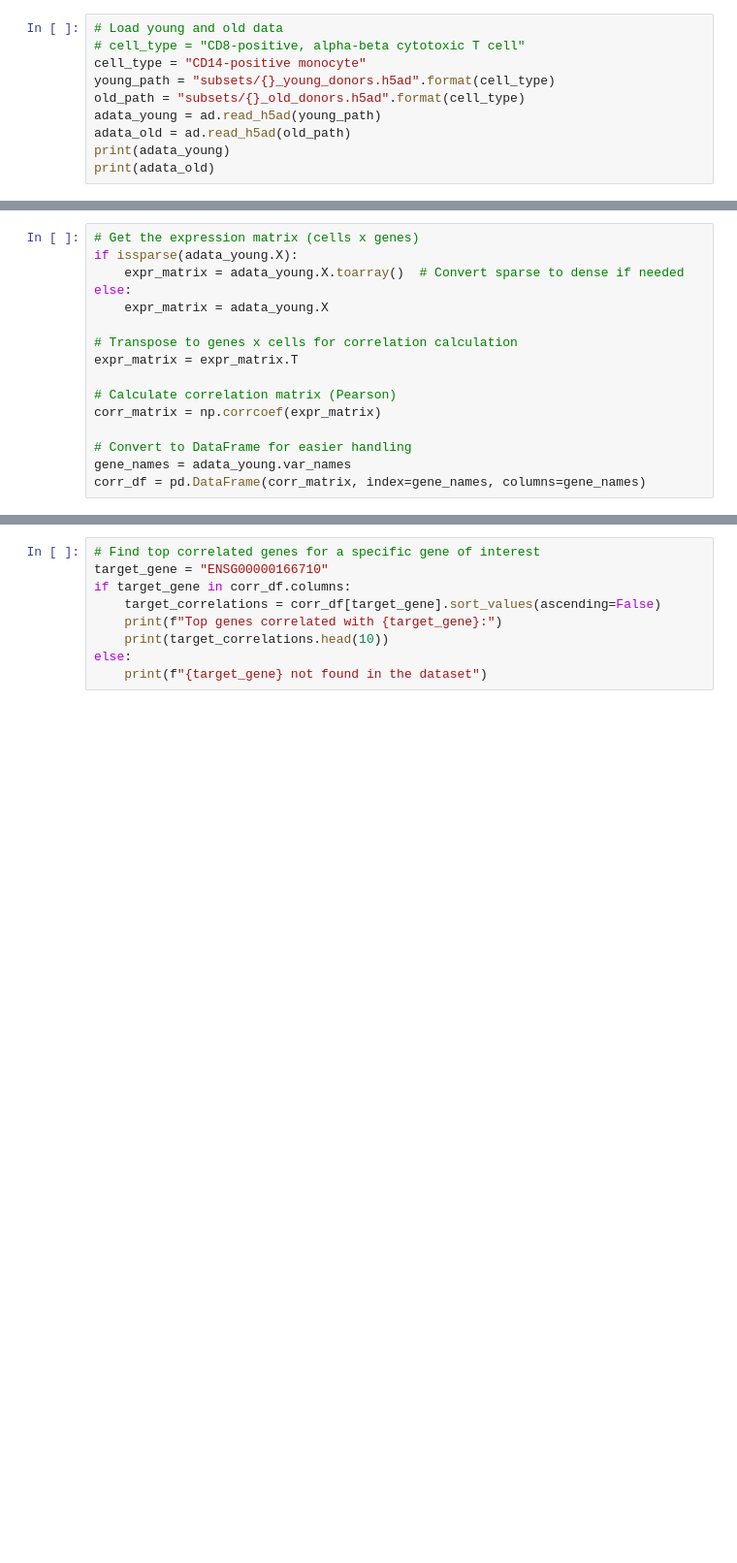
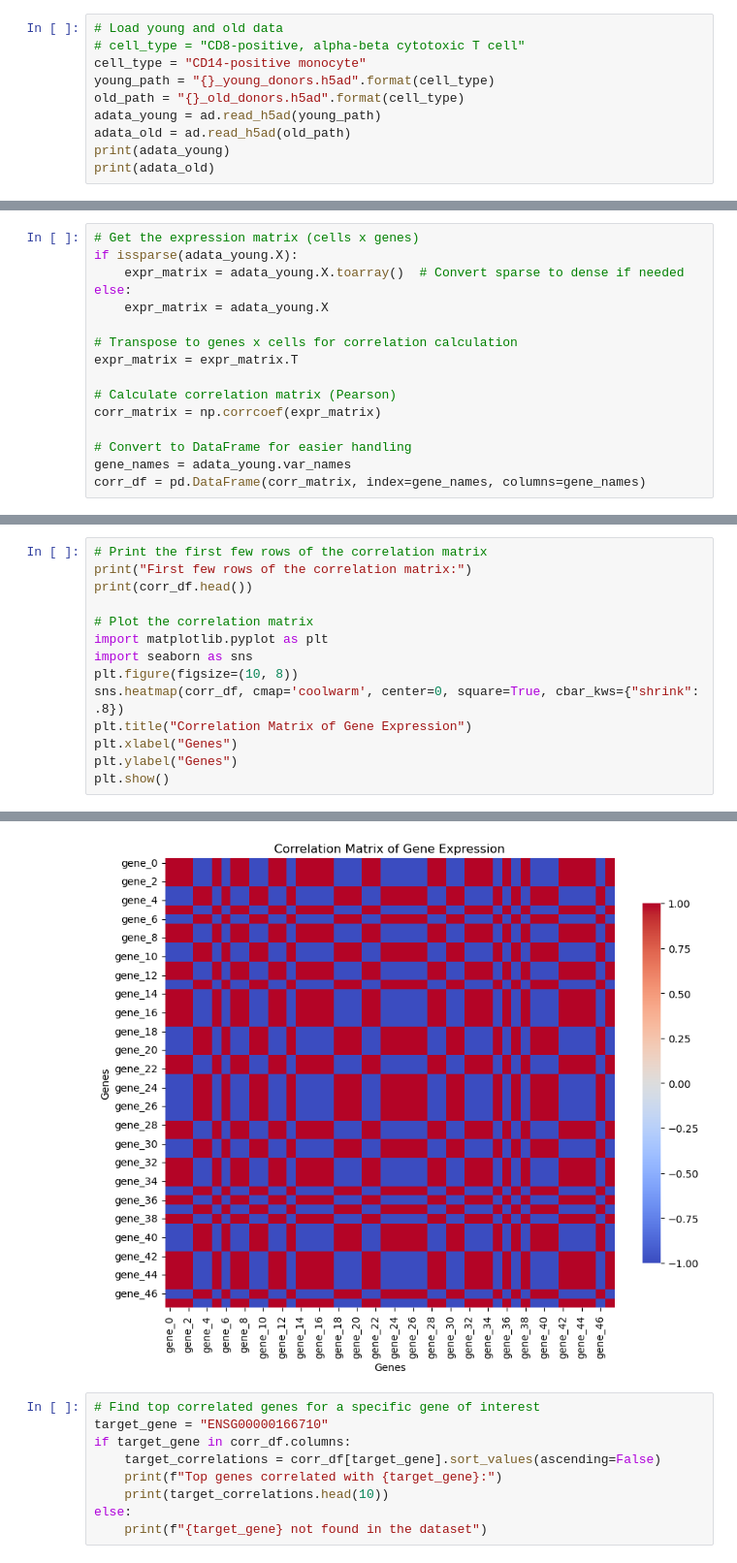
Before and after one commit to TychoGrapendaal/CSE3000, a Jupyter notebook: correlation_analysis.ipynb, the cells around one changed output, grey strips where cells are left out. Shown at 97% size. Drawn from its saved outputs; the diff is of its cells as text; blank space fills up the shorter version.

```diff
--- a/correlation_analysis.ipynb
+++ b/correlation_analysis.ipynb
@@ -15,8 +15,8 @@ print(ad.__version__)
 # Load young and old data
 # cell_type = "CD8-positive, alpha-beta cytotoxic T cell"
 cell_type = "CD14-positive monocyte"
-young_path = "subsets/{}_young_donors.h5ad".format(cell_type)
-old_path = "subsets/{}_old_donors.h5ad".format(cell_type)
+young_path = "{}_young_donors.h5ad".format(cell_type)
+old_path = "{}_old_donors.h5ad".format(cell_type)
 adata_young = ad.read_h5ad(young_path)
 adata_old = ad.read_h5ad(old_path)
 print(adata_young)
@@ -65,2 +70,17 @@ Diagonal of the correlation matrix (should be 1):
 Number of NaN values in the correlation matrix:
 0
+# %%
+# Print the first few rows of the correlation matrix
+print("First few rows of the correlation matrix:")
+print(corr_df.head())
+
+# Plot the correlation matrix
+import matplotlib.pyplot as plt
+import seaborn as sns
+plt.figure(figsize=(10, 8))
+sns.heatmap(corr_df, cmap='coolwarm', center=0, square=True, cbar_kws={"shrink": .8})
+plt.title("Correlation Matrix of Gene Expression")
+plt.xlabel("Genes")
+plt.ylabel("Genes")
+plt.show()
+# %% [output]
@@ -67,3 +104,4 @@ Number of NaN values in the correlation matrix:
+[figure, added]
 # %%
 # Find top correlated genes for a specific gene of interest
 target_gene = "ENSG00000166710"
```
Also changed, not shown: parts of 5 cells of this notebook, 7 other files.
